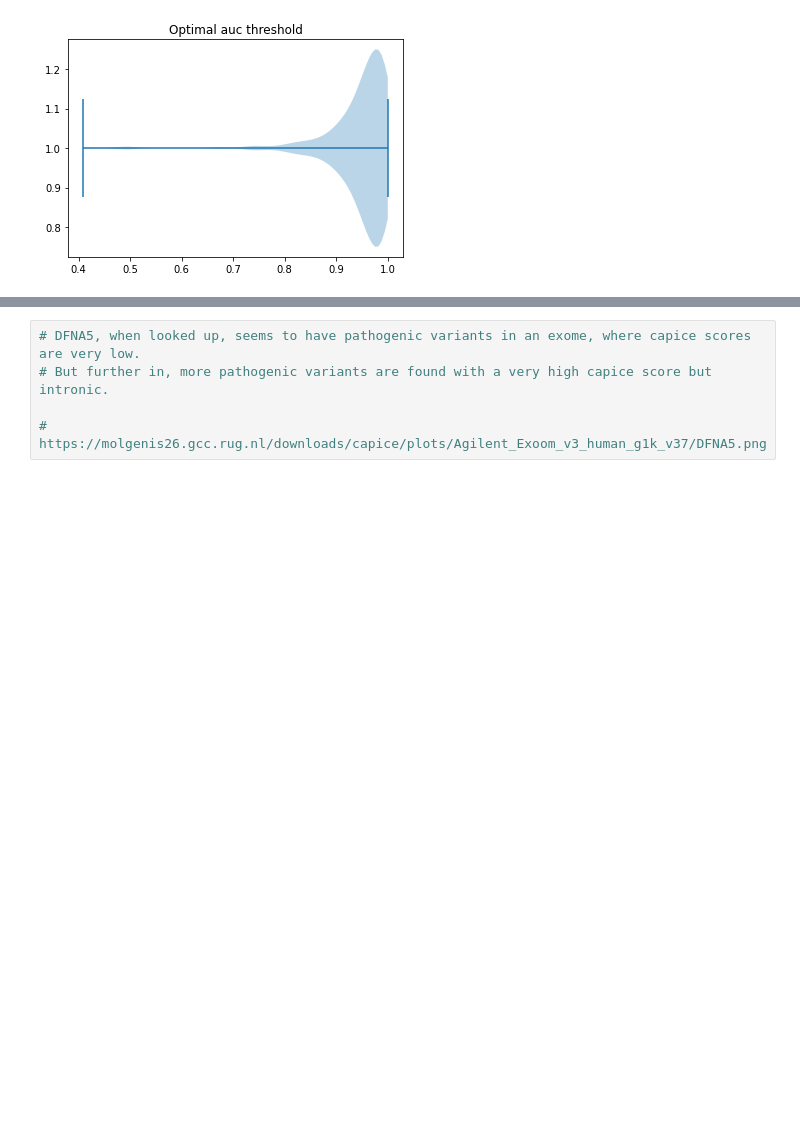
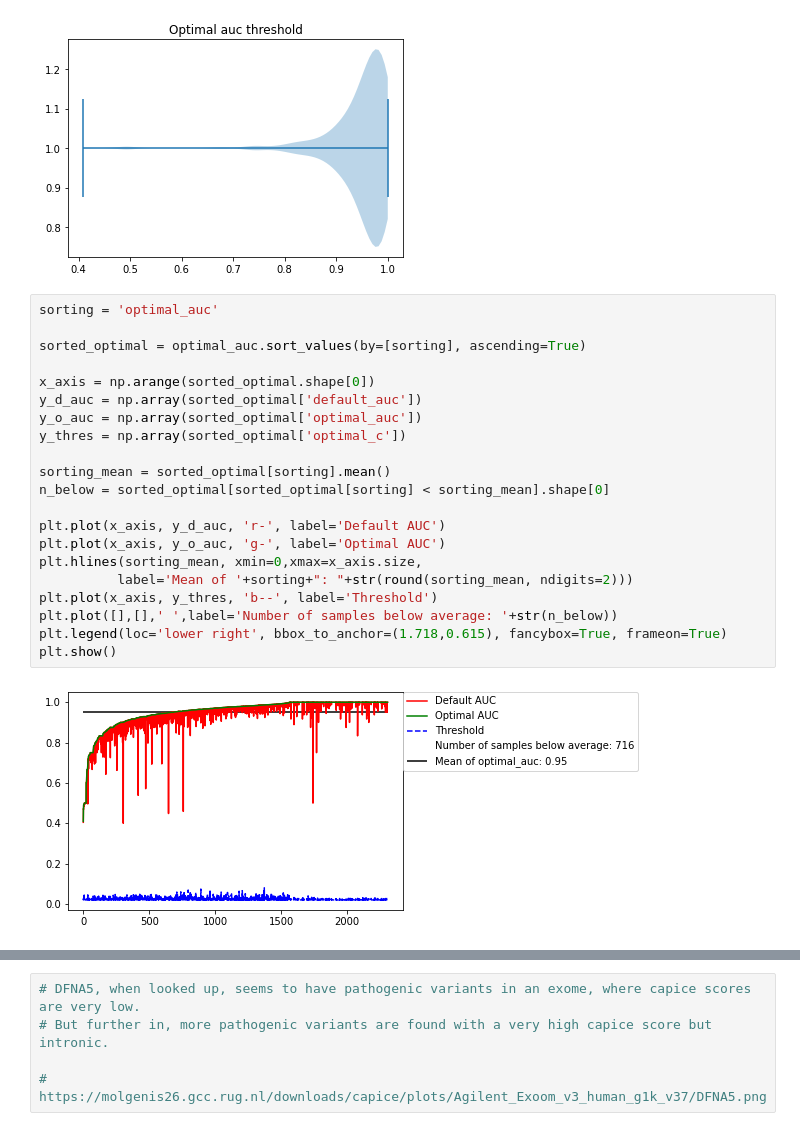
Before and after one commit to SietsmaRJ/dsls_master_thesis, a Jupyter notebook: side_scripts/detailed_data_visualization.ipynb, the cells around one changed output, grey strips where cells are left out. Cells and saved outputs as stored; diff of their text form; blank space fills up the shorter version.

```diff
--- a/side_scripts/detailed_data_visualization.ipynb
+++ b/side_scripts/detailed_data_visualization.ipynb
@@ -798,3 +646,26 @@ plt.show()
 # %% [output]
 [figure]
 [figure]
+# %%
+sorting = 'optimal_auc'
+
+sorted_optimal = optimal_auc.sort_values(by=[sorting], ascending=True)
+
+x_axis = np.arange(sorted_optimal.shape[0])
+y_d_auc = np.array(sorted_optimal['default_auc'])
+y_o_auc = np.array(sorted_optimal['optimal_auc'])
+y_thres = np.array(sorted_optimal['optimal_c'])
+
+sorting_mean = sorted_optimal[sorting].mean()
+n_below = sorted_optimal[sorted_optimal[sorting] < sorting_mean].shape[0]
+
+plt.plot(x_axis, y_d_auc, 'r-', label='Default AUC')
+plt.plot(x_axis, y_o_auc, 'g-', label='Optimal AUC')
+plt.hlines(sorting_mean, xmin=0,xmax=x_axis.size,
+          label='Mean of '+sorting+": "+str(round(sorting_mean, ndigits=2)))
+plt.plot(x_axis, y_thres, 'b--', label='Threshold')
+plt.plot([],[],' ',label='Number of samples below average: '+str(n_below))
+plt.legend(loc='lower right', bbox_to_anchor=(1.718,0.615), fancybox=True, frameon=True)
+plt.show()
+# %% [output]
+[figure, added]
```
Also changed, not shown: parts of 25 cells of this notebook, 1 other file.
